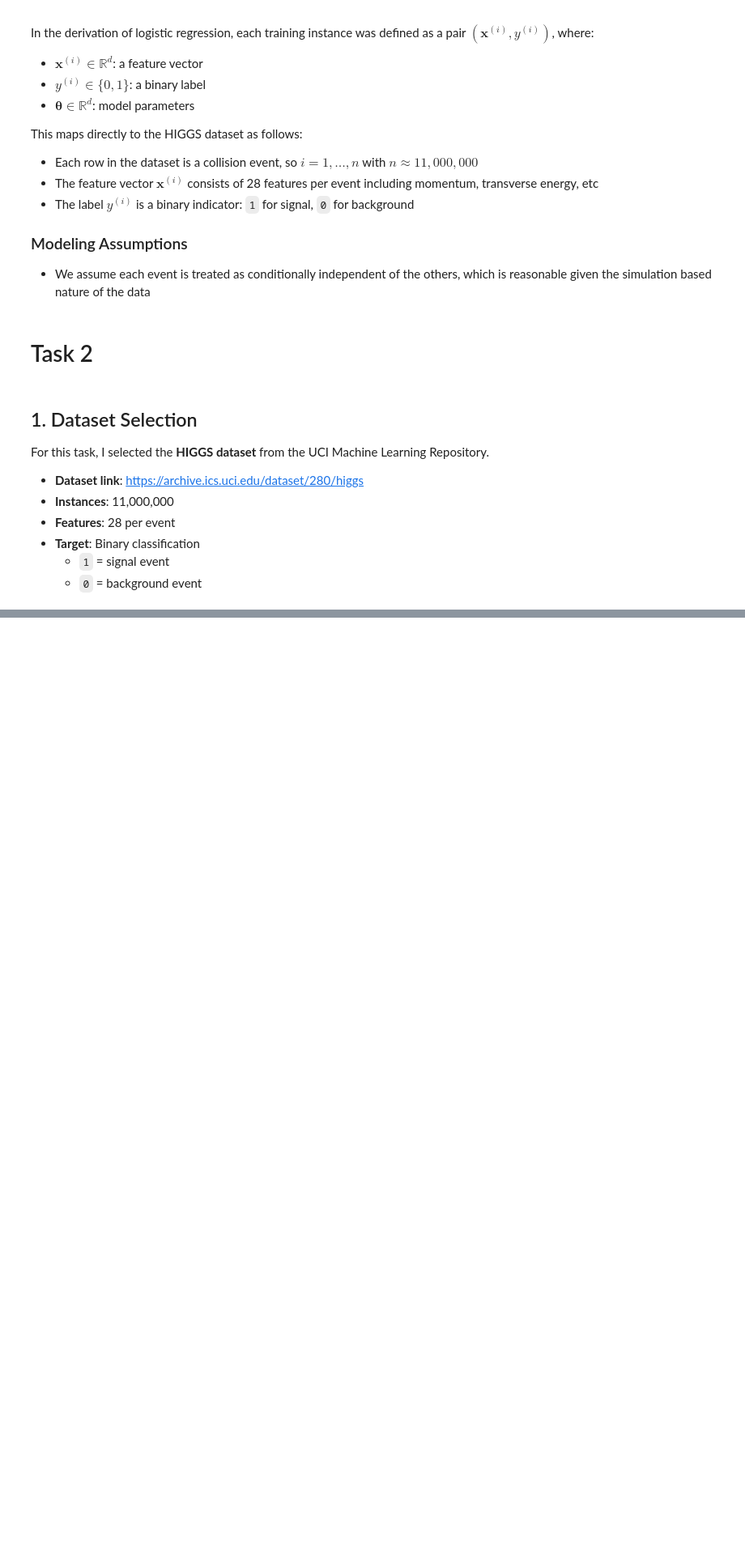
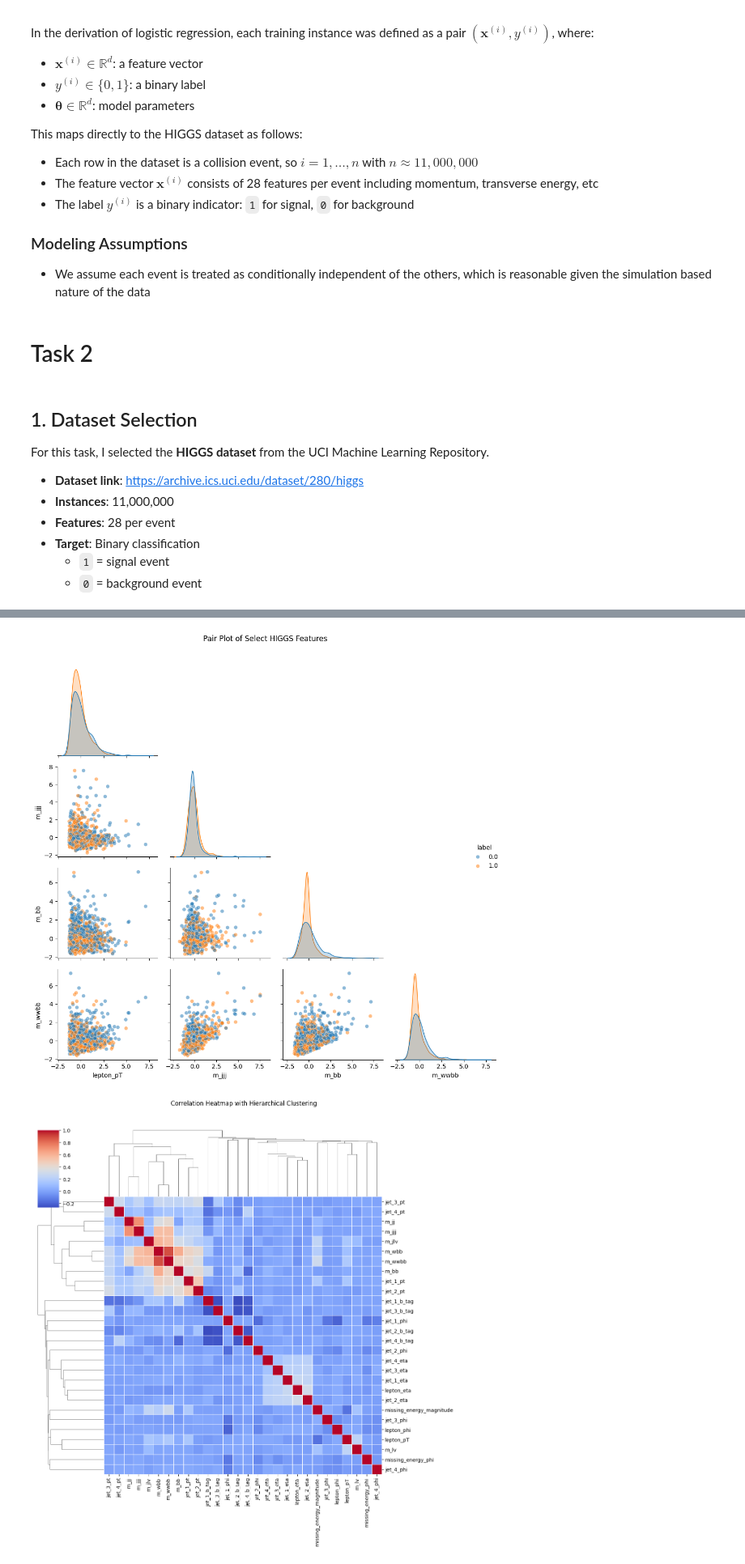
Before and after one commit to Kyle-J13/proj-ai-ml, a Jupyter notebook: hw/hw01/hw01.ipynb, the cells around one changed output, grey strips where cells are left out. Shown at 81% size. Drawn from its saved outputs; the diff is of its cells as text; code cells hidden in the pictures; blank space fills up the shorter version.

```diff
--- a/hw/hw01/hw01.ipynb
+++ b/hw/hw01/hw01.ipynb
@@ -185,0 +298,65 @@ For this task, I selected the **HIGGS dataset** from the UCI Machine Learning Re
+# %%
+# imports
+import pandas as pd
+import seaborn as sns
+import matplotlib.pyplot as plt
+import numpy as np
+from scipy.cluster import hierarchy
+
+# Load the cleaned dataset
+df = pd.read_csv("data/HIGGS_subset_clean.csv")
+
+# Rename label column
+df.rename(columns={"target": "label"}, inplace=True)
+
+# Sample a smaller subset so our plots dont become to clustered
+df_sample = df.sample(n=2000, random_state=42)
+
+# Pair Plot with KDE
+
+# Random Selection of Features to compare
+selected_features = [
+    "lepton_pT",
+    "m_jjj",
+    "m_bb",
+    "m_wwbb",
+    "label"
+]
+
+# Pairplot with KDE diagonals and colored by class
+sns.pairplot(df_sample[selected_features], hue="label", diag_kind="kde", corner=True, plot_kws={"alpha": 0.5})
+plt.suptitle("Pair Plot of Select HIGGS Features", y=1.02)
+plt.tight_layout()
+plt.show()
+
+# Correlation Heatmap with Feature Clustering
+
+# Drop the label column for correlation matrix
+features_only = df_sample.drop(columns=["label"])
+
+# Compute correlation matrix
+corr = features_only.corr()
+
+# Create hierarchical clustering linkage
+linkage = hierarchy.linkage(corr, method="average")
+
+# Create clustered heatmap
+g = sns.clustermap(
+    corr,
+    cmap="coolwarm",
+    linewidths=0.5,
+    figsize=(12, 12),
+    row_linkage=linkage,
+    col_linkage=linkage,
+    xticklabels=True,
+    yticklabels=True
+)
+
+# Rotate labels for readability
+plt.setp(g.ax_heatmap.xaxis.get_majorticklabels(), rotation=90)
+plt.setp(g.ax_heatmap.yaxis.get_majorticklabels(), rotation=0)
+plt.suptitle("Correlation Heatmap with Hierarchical Clustering", y=1.05)
+plt.show()
+# %% [output]
+[figure, added]
+[figure, added]
```
Also changed, not shown: parts of 9 cells of this notebook, 2 other files.
